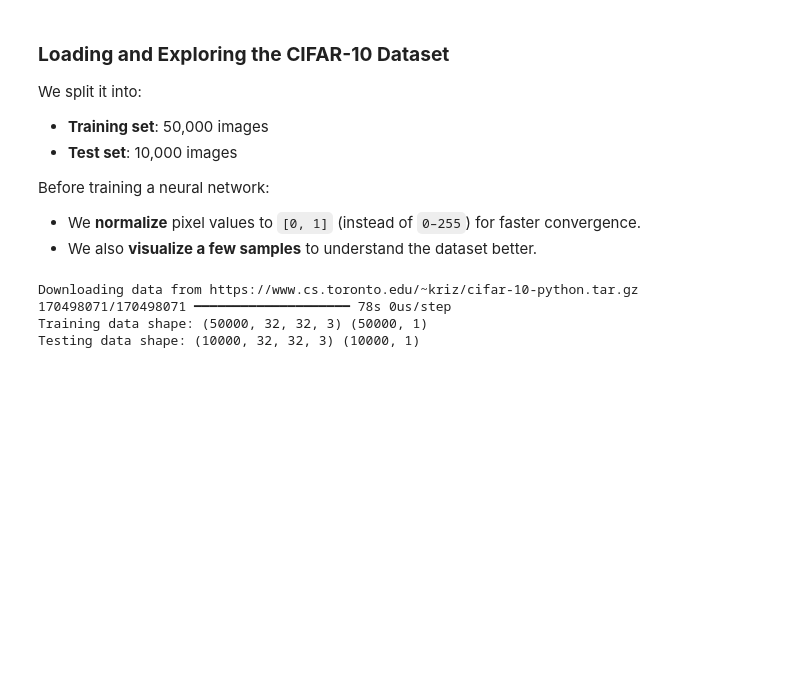
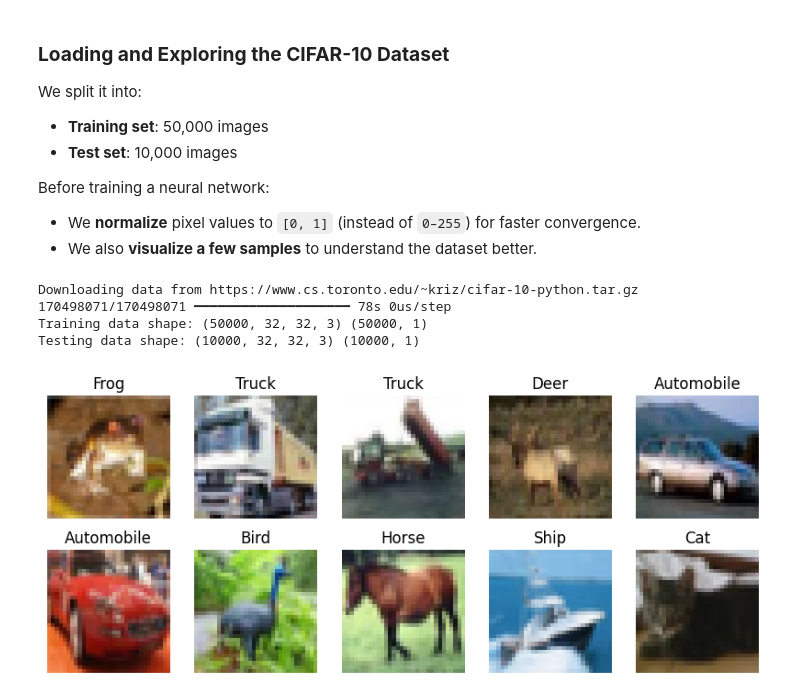
Before and after one commit to Ersatz-xD/ml-supervised, a Jupyter notebook: neural-networks/cifar10-classifier.ipynb, the cells around one changed output. Cells and saved outputs as stored; diff of their text form; code cells hidden in the pictures; blank space fills up the shorter version.

```diff
--- a/neural-networks/cifar10-classifier.ipynb
+++ b/neural-networks/cifar10-classifier.ipynb
@@ -82,3 +83,14 @@ Downloading data from https://www.cs.toronto.edu/~kriz/cifar-10-python.tar.gz
 170498071/170498071 ━━━━━━━━━━━━━━━━━━━━ 78s 0us/step
 Training data shape: (50000, 32, 32, 3) (50000, 1)
 Testing data shape: (10000, 32, 32, 3) (10000, 1)
+# %%
+#Visualize some samples
+plt.figure(figsize=(10, 4))
+for i in range(10):
+    plt.subplot(2, 5, i+1)
+    plt.imshow(x_train[i])
+    plt.title(class_names[y_train[i][0]])
+    plt.axis("off")
+plt.show()
+# %% [output]
+[figure, added]
```
Also changed, not shown: parts of 13 cells of this notebook.
